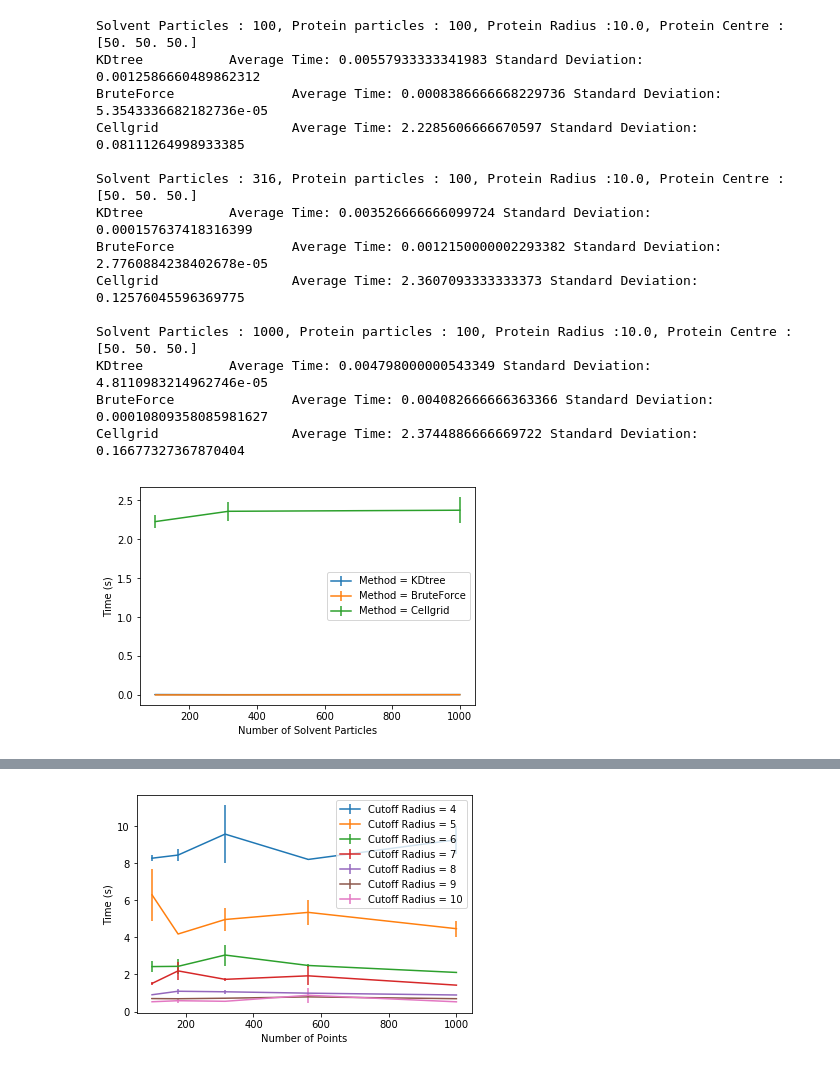
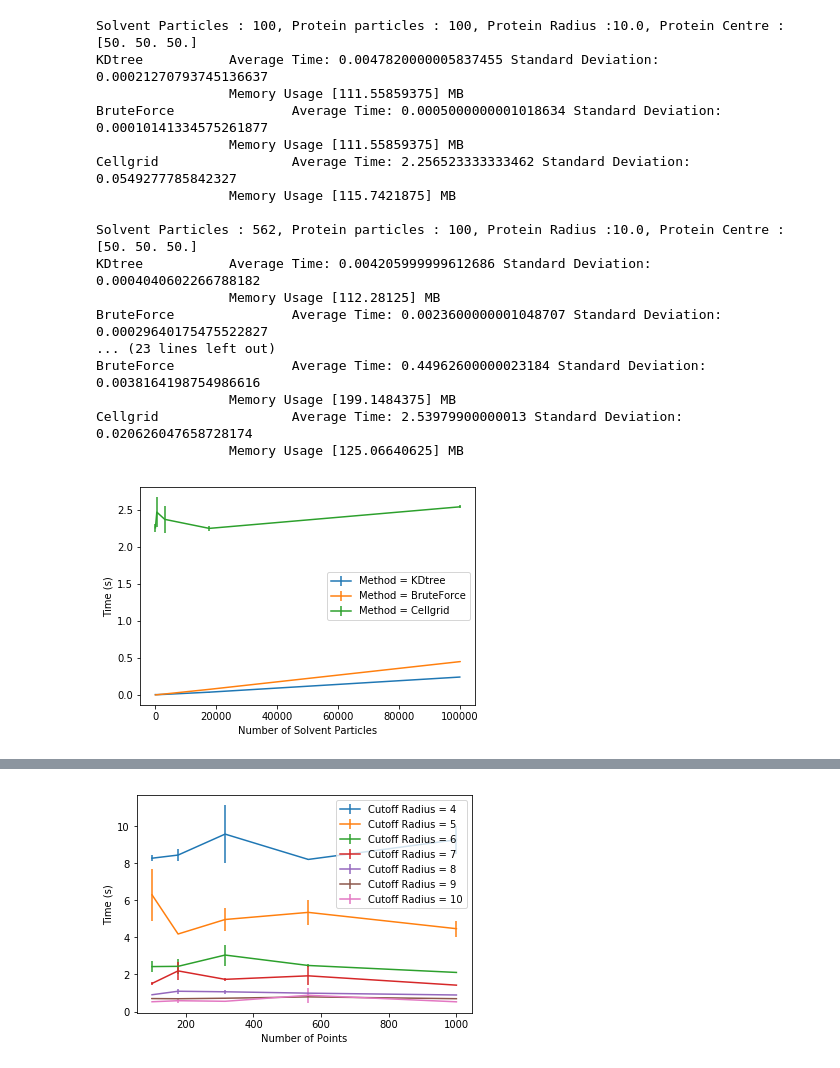
Before and after one commit to seb-buch/Benchmarks_Distance, a Jupyter notebook: Notebooks/BM_Selection_SphProtein.ipynb, the cells around one changed output, grey strips where cells are left out. Cells and saved outputs as stored; diff of their text form; code cells hidden in the pictures.

```diff
--- a/Notebooks/BM_Selection_SphProtein.ipynb
+++ b/Notebooks/BM_Selection_SphProtein.ipynb
@@ -83,18 +93,21 @@ np.testing.assert_equal(bf_selection,kdtree_selection)
 ##Setting
 box = np.array([100,100,100,90,90,90],dtype=np.float32)
 center = np.array([box[0]/2,box[1]/2,box[2]/2])
-Nsolvent,Nprotein = np.logspace(2,3,num=3,dtype='int32'),100
+Nsolvent,Nprotein = np.logspace(2,5,num=5,dtype='int32'),100
 maxdist = 6.0
 radius = 10.0
 # %%
 ##Benchmarks
 time_kd,time_bf,time_cg = [],[],[]
-func_dict = dict(KDtree=[kdtree_select_around,time_kd],BruteForce=[bf_select_around,time_bf],Cellgrid=[cg_select_around,time_cg])
+mem_kd,mem_bf,mem_cg = [],[],[]
+func_dict = dict(KDtree=[kdtree_select_around,time_kd,mem_kd],BruteForce=[bf_select_around,time_bf,mem_bf],Cellgrid=[cg_select_around,time_cg,mem_cg])
 for nsolvent in Nsolvent:
     solvent_particles = generate_solvent(center,radius,nsolvent,box)
     for key in func_dict:
         time = %timeit -q -o -n 1 -r 3 func_dict[key][0](protein_particles,solvent_particles,maxdist,box)
+        mem = %memit -q -o func_dict[key][0](protein_particles,solvent_particles,maxdist,box)
         func_dict[key][1].append([time.average,time.stdev])
+        func_dict[key][2].append(mem.mem_usage)
 # %%
 #Output
 for idx,value in enumerate(Nsolvent):
@@ -102,33 +115,37 @@ for idx,value in enumerate(Nsolvent):
                                                                                                            Nprotein,
                                                                                                           radius, center))
     for key in func_dict:
-        print("{} \t\t Average Time: {} Standard Deviation: {}".format(key,func_dict[key][1][idx][0],func_dict[key][1][idx][1]))
+        print("{} \t\t Average Time: {} Standard Deviation: {} \n\t\t Memory Usage {} MB".format(key,func_dict[key][1][idx][0],func_dict[key][1][idx][1],func_dict[key][2][idx]))
     print()
 # %% [output]
 Solvent Particles : 100, Protein particles : 100, Protein Radius :10.0, Protein Centre : [50. 50. 50.]
-KDtree           Average Time: 0.00557933333341983 Standard Deviation: 0.0012586660489862312
-BruteForce               Average Time: 0.0008386666668229736 Standard Deviation: 5.3543336682182736e-05
-Cellgrid                 Average Time: 2.2285606666670597 Standard Deviation: 0.08111264998933385
+KDtree           Average Time: 0.0047820000005837455 Standard Deviation: 0.00021270793745136637
+                 Memory Usage [111.55859375] MB
+BruteForce               Average Time: 0.0005000000001018634 Standard Deviation: 0.00010141334575261877
+                 Memory Usage [111.55859375] MB
+Cellgrid                 Average Time: 2.256523333333462 Standard Deviation: 0.0549277785842327
+                 Memory Usage [115.7421875] MB
 
-Solvent Particles : 316, Protein particles : 100, Protein Radius :10.0, Protein Centre : [50. 50. 50.]
-KDtree           Average Time: 0.003526666666099724 Standard Deviation: 0.000157637418316399
-BruteForce               Average Time: 0.0012150000002293382 Standard Deviation: 2.7760884238402678e-05
-Cellgrid                 Average Time: 2.3607093333333373 Standard Deviation: 0.12576045596369775
-
-Solvent Particles : 1000, Protein particles : 100, Protein Radius :10.0, Protein Centre : [50. 50. 50.]
-KDtree           Average Time: 0.004798000000543349 Standard Deviation: 4.8110983214962746e-05
-BruteForce               Average Time: 0.004082666666363366 Standard Deviation: 0.00010809358085981627
-Cellgrid                 Average Time: 2.3744886666669722 Standard Deviation: 0.16677327367870404
+Solvent Particles : 562, Protein particles : 100, Protein Radius :10.0, Protein Centre : [50. 50. 50.]
+KDtree           Average Time: 0.004205999999612686 Standard Deviation: 0.0004040602266788182
+                 Memory Usage [112.28125] MB
+BruteForce               Average Time: 0.0023600000001048707 Standard Deviation: 0.00029640175475522827
+... (23 lines left out)
+BruteForce               Average Time: 0.44962600000023184 Standard Deviation: 0.0038164198754986616
+                 Memory Usage [199.1484375] MB
+Cellgrid                 Average Time: 2.53979900000013 Standard Deviation: 0.020626047658728174
+                 Memory Usage [125.06640625] MB
 # %%
 import matplotlib
 import matplotlib.pyplot as plt
 # %%
 ##Plots for visual comparison
 for key in func_dict:
     avg_time,sd = np.array(func_dict[key][1],dtype=np.float32)[:,0],np.array(func_dict[key][1],dtype=np.float32)[:,1]
     plt.errorbar(Nsolvent,avg_time,yerr=sd,label='Method = {}'.format(key))
     plt.legend()
     plt.xlabel('Number of Solvent Particles')
     plt.ylabel('Time (s)')
+    plt.title('Execution time')
 # %% [output]
-[figure, old version]
+[figure, new version]
```
Also changed, not shown: parts of 4 cells of this notebook, 1 other file.
